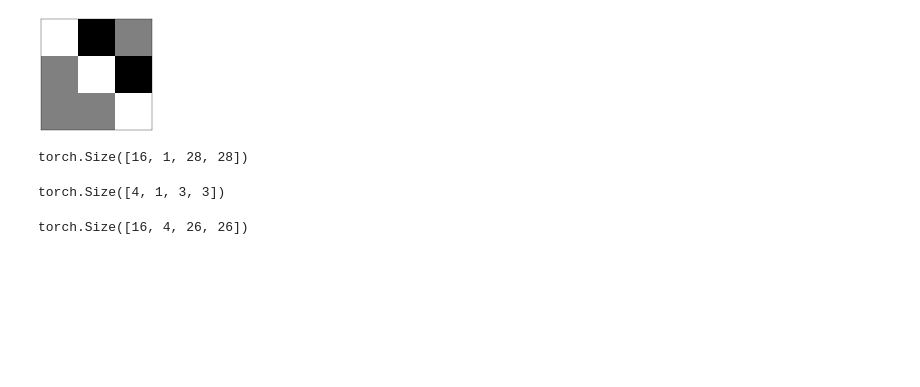
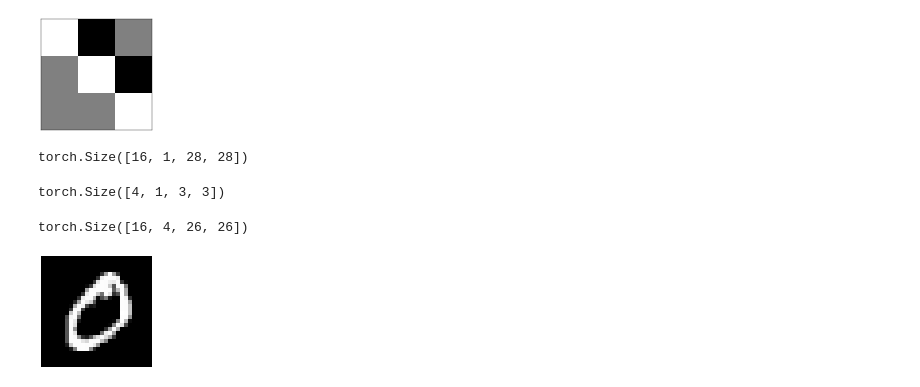
Before and after one commit to satani99/fastai_22_2, a Jupyter notebook: Convolutions.ipynb, the cells around one changed output. Saved outputs shown, nothing was run; the diff lists cells and outputs as text; code cells hidden in the pictures; blank space fills up the shorter version.

```diff
--- a/Convolutions.ipynb
+++ b/Convolutions.ipynb
@@ -203,3 +211,8 @@ batch_features = F.conv2d(xb, edge_kernels)
 batch_features.shape
 # %% [output]
 torch.Size([16, 4, 26, 26])
+# %%
+img0 = xb[1, 0]
+show_image(img0);
+# %% [output]
+[figure, added]
```
Also changed, not shown: parts of 7 cells of this notebook.
